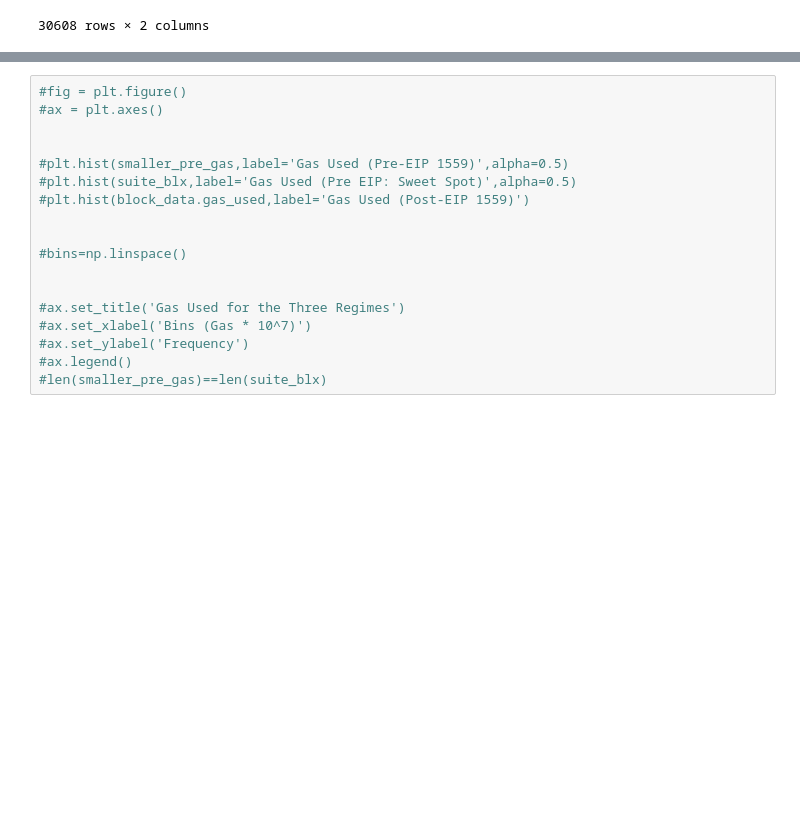
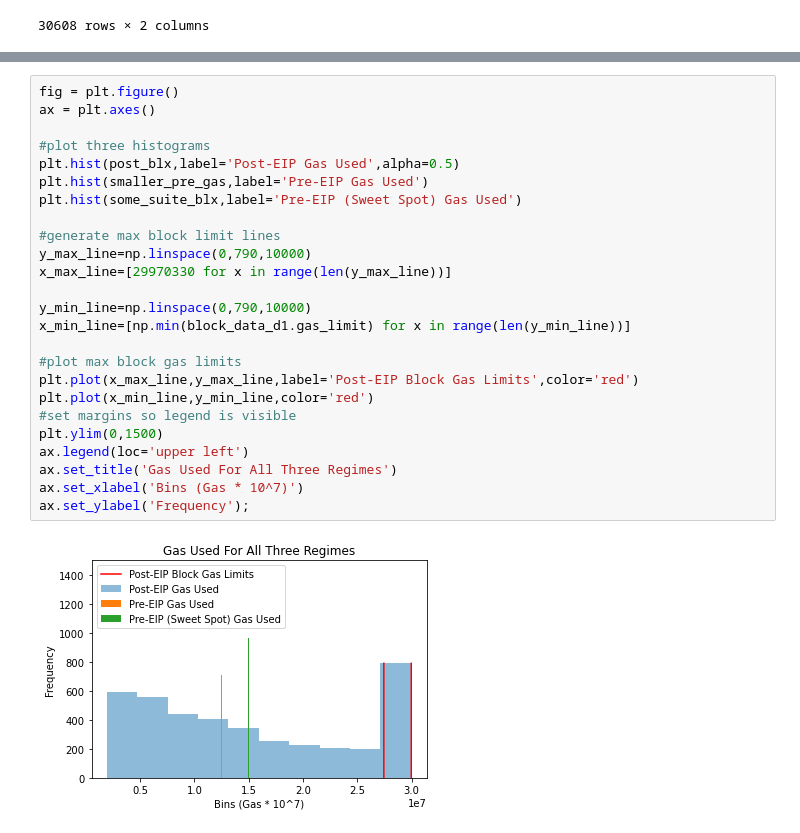
Before and after one commit to teohyikhaw/camcos, a Jupyter notebook: post_eip_valuations_pt2.ipynb, the cells around one changed output, grey strips where cells are left out. Drawn from its saved outputs; the diff is of its cells as text; blank space fills up the shorter version.

```diff
--- a/post_eip_valuations_pt2.ipynb
+++ b/post_eip_valuations_pt2.ipynb
@@ -595,18 +612,27 @@ plt.savefig('gas_used_pre_eip')
 # %%
-#fig = plt.figure()
-#ax = plt.axes()
+fig = plt.figure()
+ax = plt.axes()
 
+#plot three histograms
+plt.hist(post_blx,label='Post-EIP Gas Used',alpha=0.5)
+plt.hist(smaller_pre_gas,label='Pre-EIP Gas Used')
+plt.hist(some_suite_blx,label='Pre-EIP (Sweet Spot) Gas Used')
 
-#plt.hist(smaller_pre_gas,label='Gas Used (Pre-EIP 1559)',alpha=0.5)
-#plt.hist(suite_blx,label='Gas Used (Pre EIP: Sweet Spot)',alpha=0.5)
-#plt.hist(block_data.gas_used,label='Gas Used (Post-EIP 1559)')
+#generate max block limit lines
+y_max_line=np.linspace(0,790,10000)
+x_max_line=[29970330 for x in range(len(y_max_line))]
 
+y_min_line=np.linspace(0,790,10000)
+x_min_line=[np.min(block_data_d1.gas_limit) for x in range(len(y_min_line))]
 
-#bins=np.linspace()
-
-
-#ax.set_title('Gas Used for the Three Regimes')
-#ax.set_xlabel('Bins (Gas * 10^7)')
-#ax.set_ylabel('Frequency')
-#ax.legend()
-#len(smaller_pre_gas)==len(suite_blx)
+#plot max block gas limits
+plt.plot(x_max_line,y_max_line,label='Post-EIP Block Gas Limits',color='red')
+plt.plot(x_min_line,y_min_line,color='red')
+#set margins so legend is visible
+plt.ylim(0,1500)
+ax.legend(loc='upper left')
+ax.set_title('Gas Used For All Three Regimes')
+ax.set_xlabel('Bins (Gas * 10^7)')
+ax.set_ylabel('Frequency');
+# %% [output]
+[figure, added]
```
Also changed, not shown: parts of 3 cells of this notebook, 11 other files.
